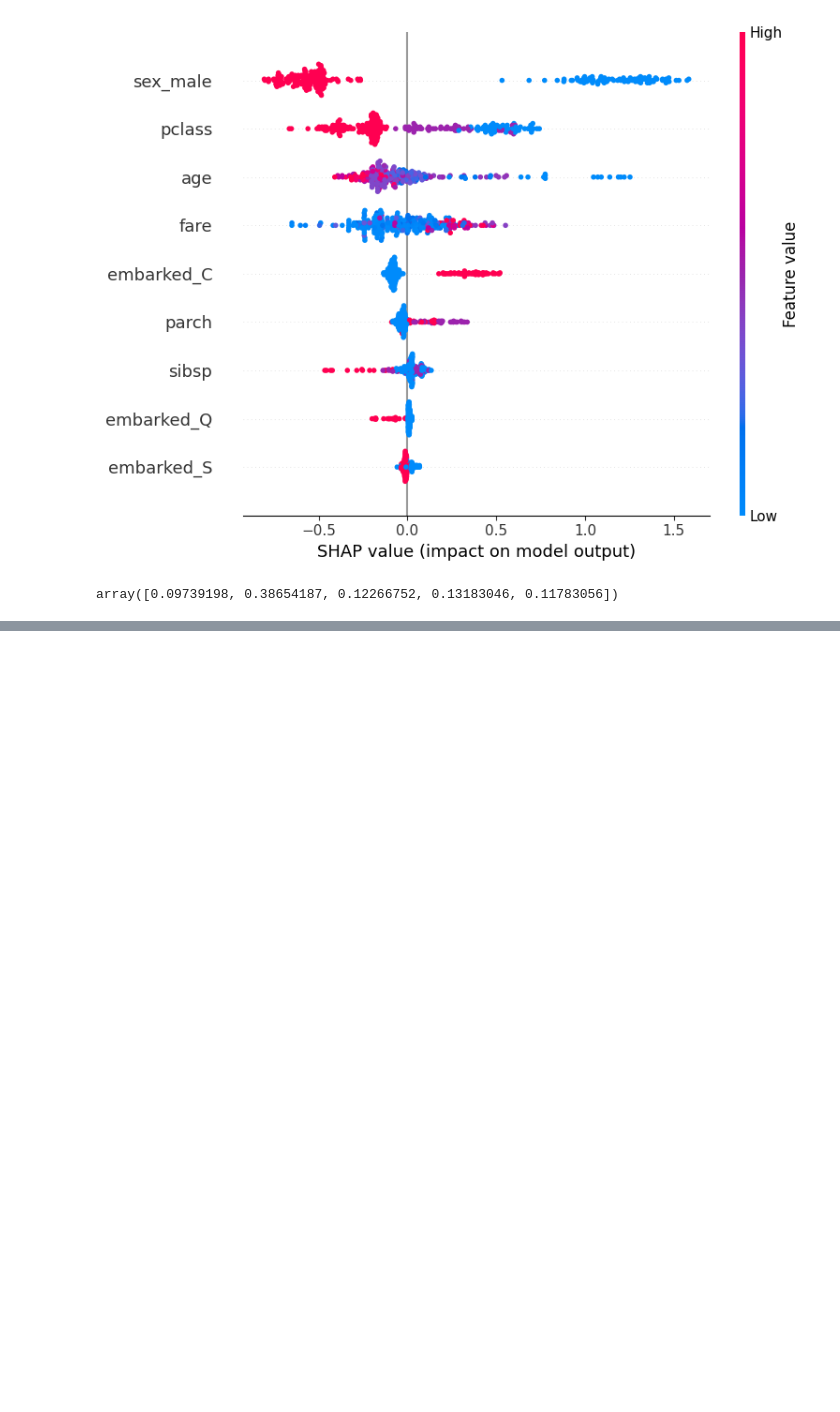
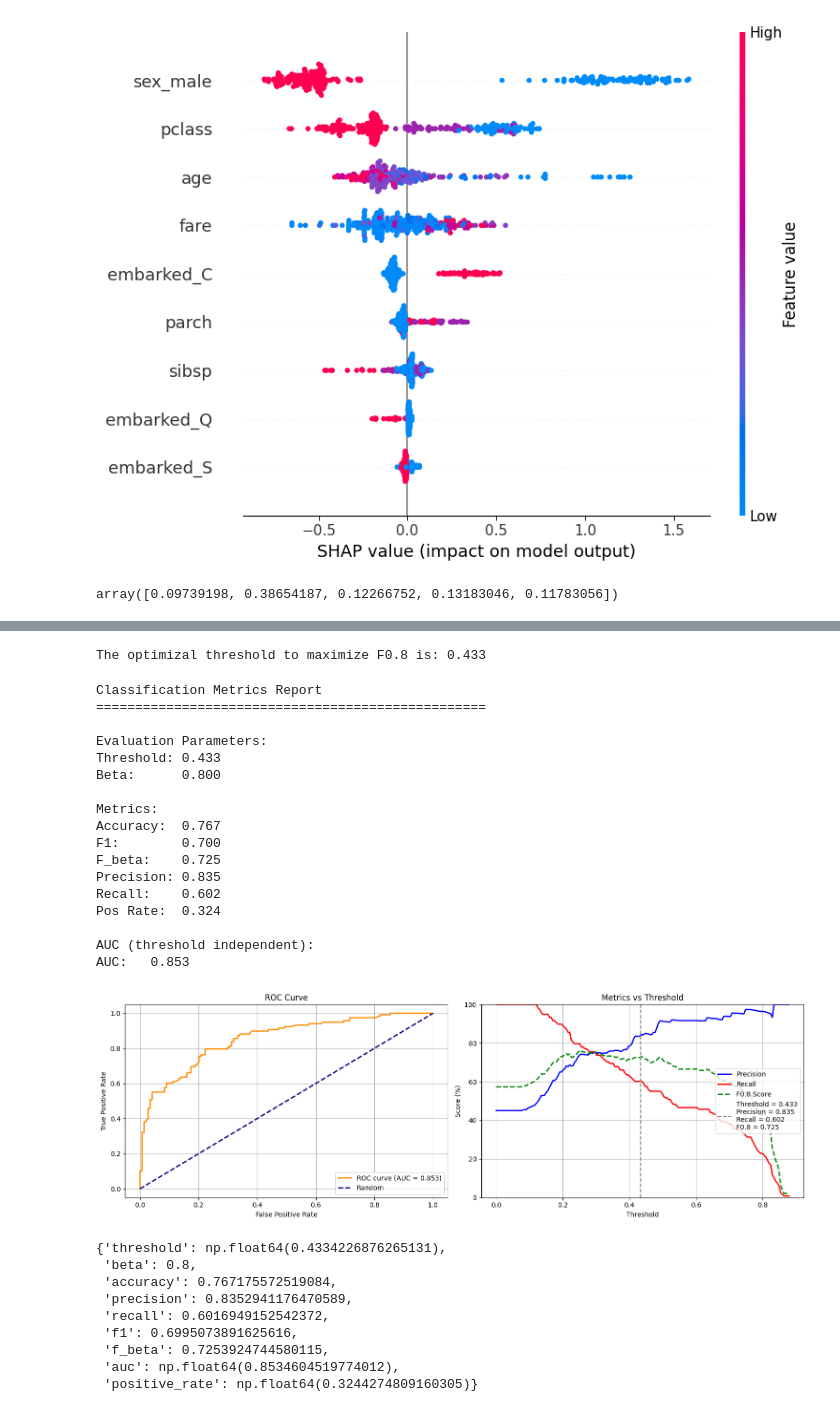
Before and after one commit to MenaWANG/mlarena, a Jupyter notebook: examples/2.advanced_usage.ipynb, the cells around one changed output, grey strips where cells are left out. Drawn from its saved outputs; the diff is of its cells as text; code cells hidden in the pictures; blank space fills up the shorter version.

Commit message:
Doc: threshold analysis demo

```diff
--- a/examples/2.advanced_usage.ipynb
+++ b/examples/2.advanced_usage.ipynb
@@ -411,0 +429,38 @@ array([0.09739198, 0.38654187, 0.12266752, 0.13183046, 0.11783056])
+# %%
+# take the best model identified, and identify the optimal threshold F0.8, which gives precision double the weight as recall
+y_pred_proba = best_pipeline.predict(context=None, model_input = X_train_full)
+results = ML_PIPELINE.threshold_analysis(y_train_full, y_pred_proba, beta = 0.8, n_splits=3)
+print(f"The optimizal threshold to maximize F0.8 is: {results['optimal_threshold']:.3f}")
+# %% [output]
+The optimizal threshold to maximize F0.8 is: 0.433
+# %%
+# Utimize the threshold on new data
+best_pipeline.evaluate(X_test, y_test, beta=0.8, threshold=results['optimal_threshold'])
+# %% [output]
+Classification Metrics Report
+==================================================
+
+Evaluation Parameters:
+Threshold: 0.433
+Beta:      0.800
+
+Metrics:
+Accuracy:  0.767
+F1:        0.700
+F_beta:    0.725
+Precision: 0.835
+Recall:    0.602
+Pos Rate:  0.324
+
+AUC (threshold independent):
+AUC:   0.853
+[figure, added]
+{'threshold': np.float64(0.4334226876265131),
+ 'beta': 0.8,
+ 'accuracy': 0.767175572519084,
+ 'precision': 0.8352941176470589,
+ 'recall': 0.6016949152542372,
+ 'f1': 0.6995073891625616,
+ 'f_beta': 0.7253924744580115,
+ 'auc': np.float64(0.8534604519774012),
+ 'positive_rate': np.float64(0.3244274809160305)}
```
Also changed, not shown: parts of 4 cells of this notebook, 1 other file.
